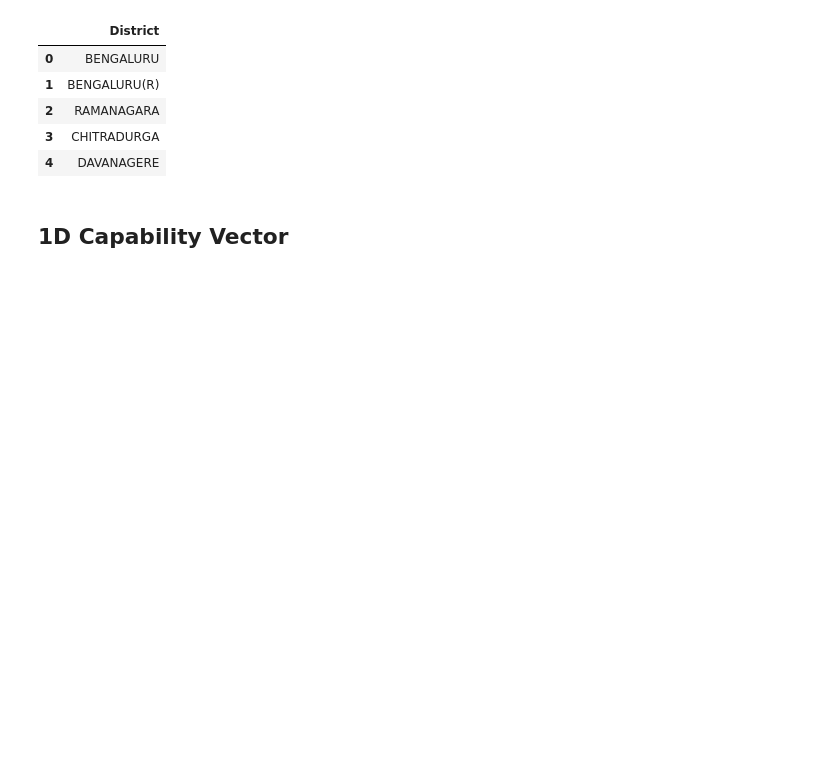
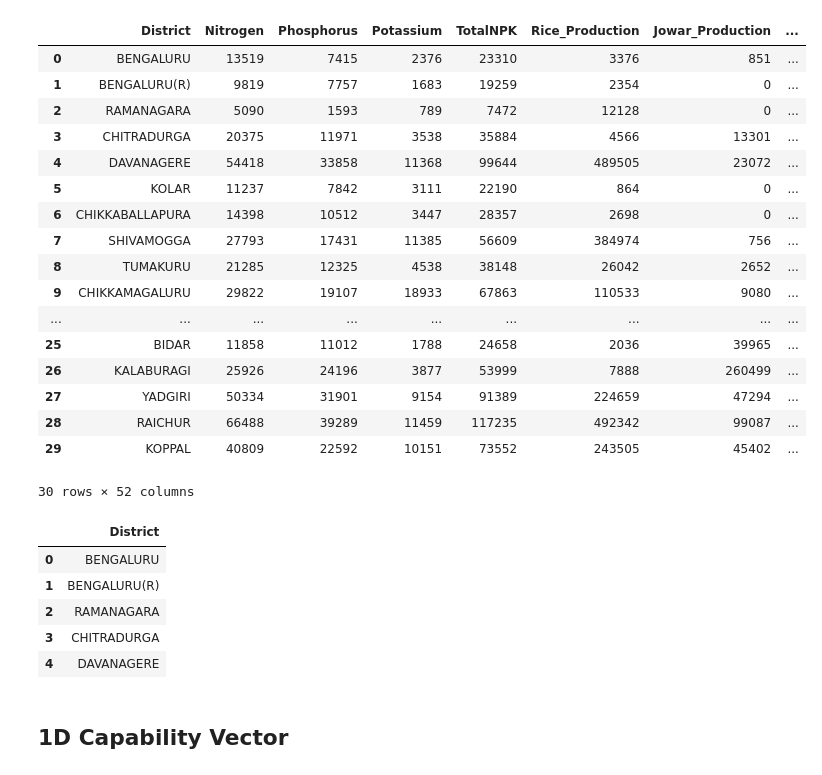
Before and after one commit to Manish3693/WSL_PSS, a Jupyter notebook: PE_1.ipynb, the cells around one changed output. Cells and saved outputs as stored; diff of their text form; code cells hidden in the pictures; blank space fills up the shorter version.

```diff
--- a/PE_1.ipynb
+++ b/PE_1.ipynb
@@ -146,6 +146,27 @@ for col in columns_to_normalize:
     init_graph_attr(G,adjacency_file , df,[f"Normalized_{col}"] )
     initial_stability = get_node_stability(G, dim)
     df[f"Initial Stability_{col}"] = df["District"].map(initial_stability)
+# %%
+df
+# %% [output]
+|  | District | Nitrogen | Phosphorus | Potassium | TotalNPK | Rice_Production | Jowar_Production | ... |
+| 0 | BENGALURU | 13519 | 7415 | 2376 | 23310 | 3376 | 851 | ... |
+| 1 | BENGALURU(R) | 9819 | 7757 | 1683 | 19259 | 2354 | 0 | ... |
+| 2 | RAMANAGARA | 5090 | 1593 | 789 | 7472 | 12128 | 0 | ... |
+| 3 | CHITRADURGA | 20375 | 11971 | 3538 | 35884 | 4566 | 13301 | ... |
+| 4 | DAVANAGERE | 54418 | 33858 | 11368 | 99644 | 489505 | 23072 | ... |
+| 5 | KOLAR | 11237 | 7842 | 3111 | 22190 | 864 | 0 | ... |
+| 6 | CHIKKABALLAPURA | 14398 | 10512 | 3447 | 28357 | 2698 | 0 | ... |
+| 7 | SHIVAMOGGA | 27793 | 17431 | 11385 | 56609 | 384974 | 756 | ... |
+| 8 | TUMAKURU | 21285 | 12325 | 4538 | 38148 | 26042 | 2652 | ... |
+| 9 | CHIKKAMAGALURU | 29822 | 19107 | 18933 | 67863 | 110533 | 9080 | ... |
+| ... | ... | ... | ... | ... | ... | ... | ... | ... |
+| 25 | BIDAR | 11858 | 11012 | 1788 | 24658 | 2036 | 39965 | ... |
+| 26 | KALABURAGI | 25926 | 24196 | 3877 | 53999 | 7888 | 260499 | ... |
+| 27 | YADGIRI | 50334 | 31901 | 9154 | 91389 | 224659 | 47294 | ... |
+| 28 | RAICHUR | 66488 | 39289 | 11459 | 117235 | 492342 | 99087 | ... |
+| 29 | KOPPAL | 40809 | 22592 | 10151 | 73552 | 243505 | 45402 | ... |
+30 rows × 52 columns
 # %%
 # df["Initial Stability_Rice_Production_223"]
 # %%
```
Also changed, not shown: parts of 14 cells of this notebook, 13 other files.
